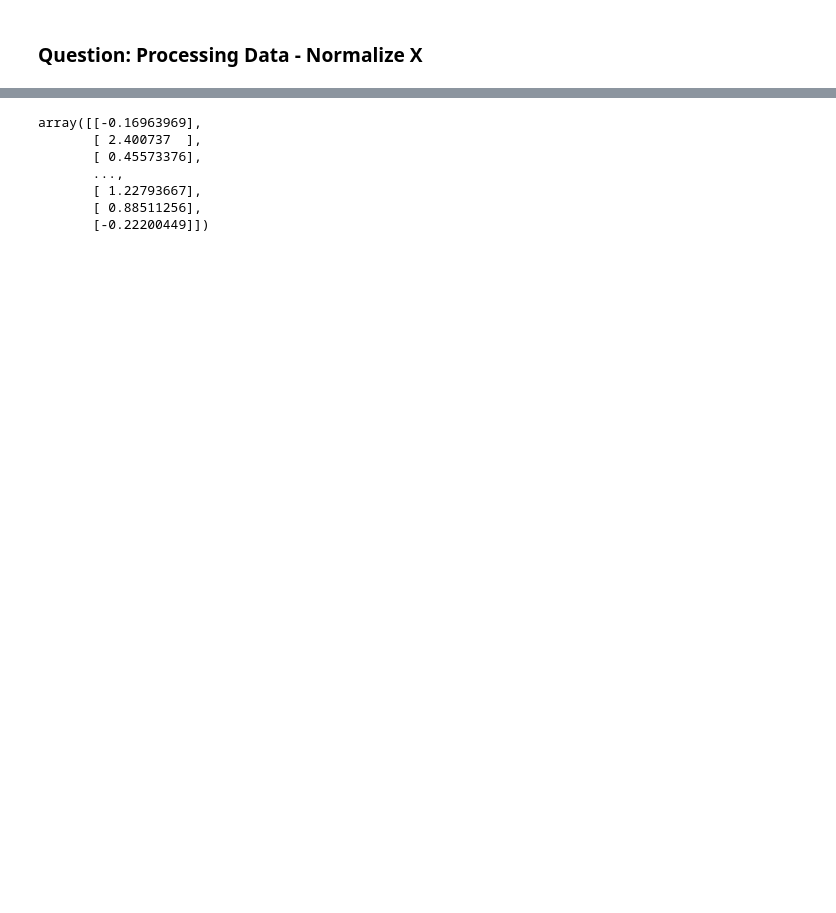
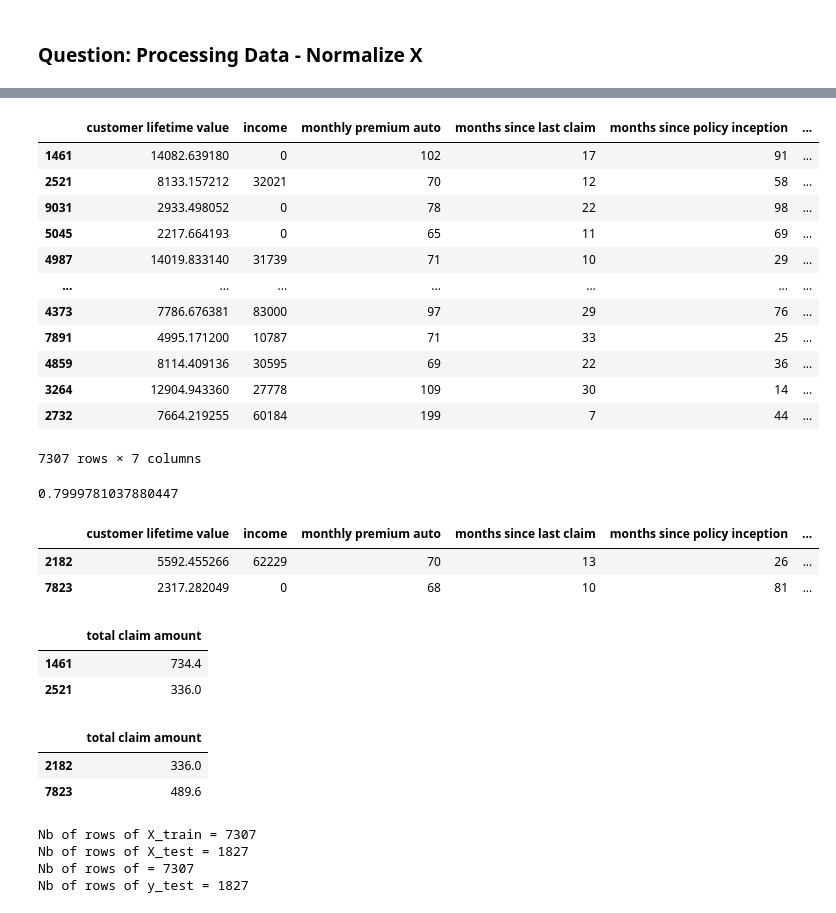
Before and after one commit to itsmrn/lab-customer-analysis-round-5, a Jupyter notebook: lab customer analysis round 5 - mrn.ipynb, the cells around one changed output, grey strips where cells are left out. Saved outputs shown, nothing was run; the diff lists cells and outputs as text; code cells hidden in the pictures; blank space fills up the shorter version.

```diff
--- a/lab customer analysis round 5 - mrn.ipynb
+++ b/lab customer analysis round 5 - mrn.ipynb
@@ -95,19 +134,59 @@ display(y.head(3))
+# %%
+from sklearn.model_selection import train_test_split
+X_train,X_test,y_train,y_test = train_test_split(X,y, test_size = 0.2, random_state = 0)
+# %%
+X_train
+# %% [output]
+|  | customer lifetime value | income | monthly premium auto | months since last claim | months since policy inception | ... |
+| 1461 | 14082.639180 | 0 | 102 | 17 | 91 | ... |
+| 2521 | 8133.157212 | 32021 | 70 | 12 | 58 | ... |
+| 9031 | 2933.498052 | 0 | 78 | 22 | 98 | ... |
+| 5045 | 2217.664193 | 0 | 65 | 11 | 69 | ... |
+| 4987 | 14019.833140 | 31739 | 71 | 10 | 29 | ... |
+| ... | ... | ... | ... | ... | ... | ... |
+| 4373 | 7786.676381 | 83000 | 97 | 29 | 76 | ... |
+| 7891 | 4995.171200 | 10787 | 71 | 33 | 25 | ... |
+| 4859 | 8114.409136 | 30595 | 69 | 22 | 36 | ... |
+| 3264 | 12904.943360 | 27778 | 109 | 30 | 14 | ... |
+| 2732 | 7664.219255 | 60184 | 199 | 7 | 44 | ... |
+7307 rows × 7 columns
+# %%
+len (X_train)/len(X) # sanitycheck
+# %% [output]
+0.7999781037880447
+# %%
+X_test.head(2)
+# %% [output]
+|  | customer lifetime value | income | monthly premium auto | months since last claim | months since policy inception | ... |
+| 2182 | 5592.455266 | 62229 | 70 | 13 | 26 | ... |
+| 7823 | 2317.282049 | 0 | 68 | 10 | 81 | ... |
+# %%
+y_train.head(2)
+# %% [output]
+|  | total claim amount |
+| 1461 | 734.4 |
+| 2521 | 336.0 |
+# %%
+y_test.head(2)
+# %% [output]
+|  | total claim amount |
+| 2182 | 336.0 |
+| 7823 | 489.6 |
+# %%
+print("Nb of rows of X_train = {}".format(len(X_train)))
+print("Nb of rows of X_test = {}".format(len(X_test)))
+print("Nb of rows of = {}".format(len(y_train)))
+print("Nb of rows of y_test = {}".format(len(y_test)))
+# %% [output]
+Nb of rows of X_train = 7307
+Nb of rows of X_test = 1827
+Nb of rows of = 7307
+Nb of rows of y_test = 1827
 # %%
-#Next we will normalize my explanatory var X (monthly premiums)
+#Next we will normalize my explanatory features
 
 from sklearn.preprocessing import StandardScaler
 sc_X = StandardScaler()
-sc_y = StandardScaler()
 
-
-if CR==False:
-    X = sc_X.fit_transform(X)
-X
+X_train = sc_X.fit_transform(X_train)
+X_test = sc_X.transform(X_test)
-# %% [output]
-array([[-0.16963969],
-       [ 2.400737  ],
-       [ 0.45573376],
-       ...,
-       [ 1.22793667],
-       [ 0.88511256],
-       [-0.22200449]])
```
Also changed, not shown: parts of 5 cells of this notebook.
